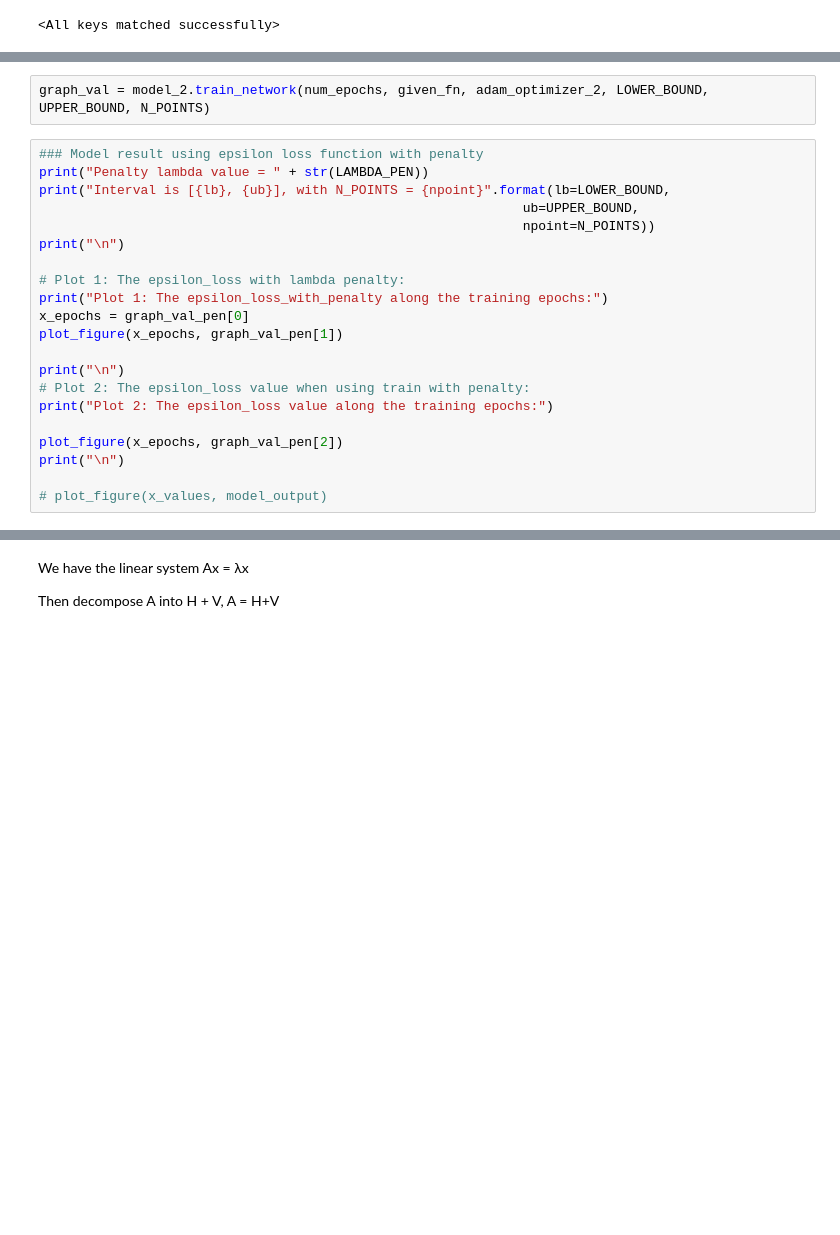
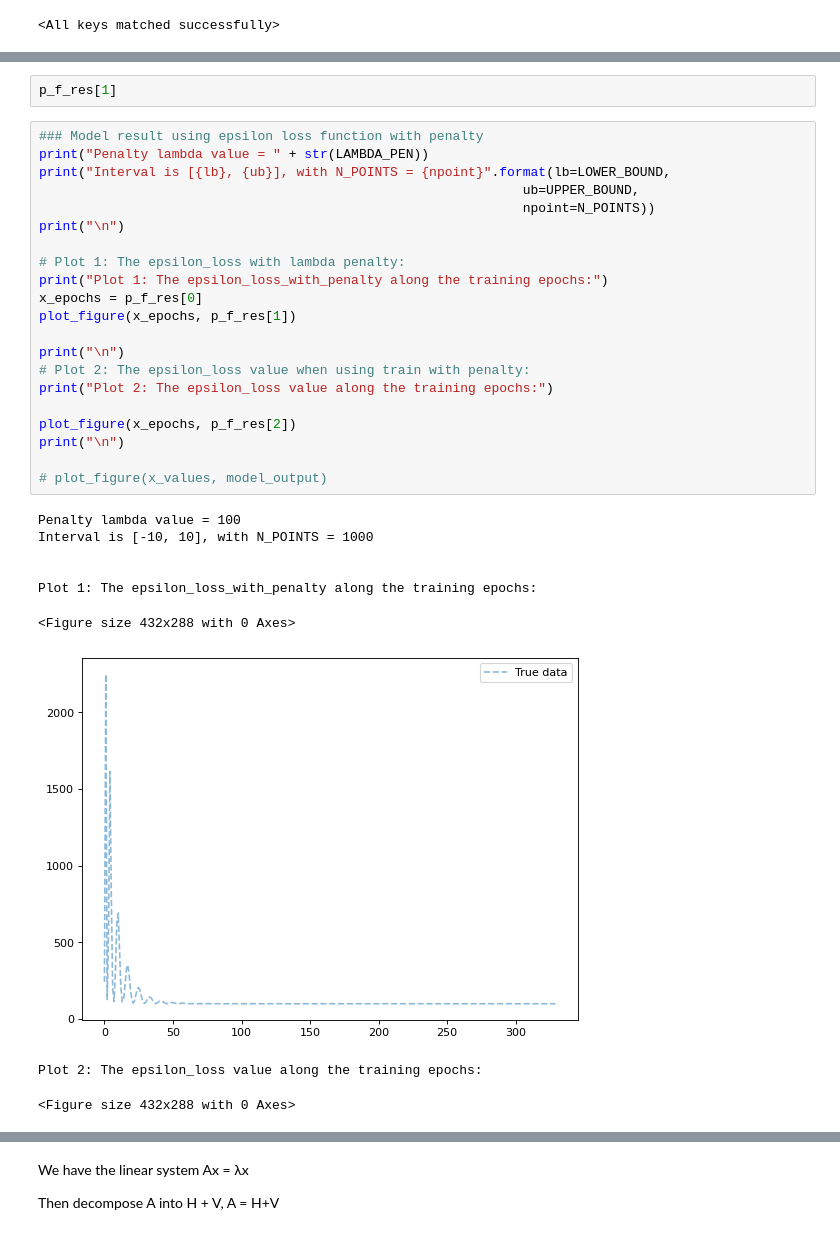
Before and after one commit to trungdoquoc/reu-math-2022, a Jupyter notebook: PyTorch_.ipynb, the cells around one changed output, grey strips where cells are left out. Saved outputs shown, nothing was run; the diff lists cells and outputs as text; blank space fills up the shorter version.

```diff
--- a/PyTorch_.ipynb
+++ b/PyTorch_.ipynb
@@ -347,23 +355,33 @@ graph_val_pen = model.train_network_with_penalty(num_epochs, given_fn, adam_opti
-# %%
-graph_val = model_2.train_network(num_epochs, given_fn, adam_optimizer_2, LOWER_BOUND, UPPER_BOUND, N_POINTS)
+# %%
+p_f_res[1]
 # %%
 ### Model result using epsilon loss function with penalty
 print("Penalty lambda value = " + str(LAMBDA_PEN))
 print("Interval is [{lb}, {ub}], with N_POINTS = {npoint}".format(lb=LOWER_BOUND,
                                                               ub=UPPER_BOUND,
                                                               npoint=N_POINTS))
 print("\n")
 
 # Plot 1: The epsilon_loss with lambda penalty:
 print("Plot 1: The epsilon_loss_with_penalty along the training epochs:")
-x_epochs = graph_val_pen[0]
-plot_figure(x_epochs, graph_val_pen[1])
+x_epochs = p_f_res[0]
+plot_figure(x_epochs, p_f_res[1])
 
 print("\n")
 # Plot 2: The epsilon_loss value when using train with penalty:
 print("Plot 2: The epsilon_loss value along the training epochs:")
 
-plot_figure(x_epochs, graph_val_pen[2])
+plot_figure(x_epochs, p_f_res[2])
 print("\n")
 
 # plot_figure(x_values, model_output)
+# %% [output]
+Penalty lambda value = 100
+Interval is [-10, 10], with N_POINTS = 1000
+
+
+Plot 1: The epsilon_loss_with_penalty along the training epochs:
+<Figure size 432x288 with 0 Axes>
+[figure, added]
+Plot 2: The epsilon_loss value along the training epochs:
+<Figure size 432x288 with 0 Axes>
```
Also changed, not shown: parts of 34 cells of this notebook.
